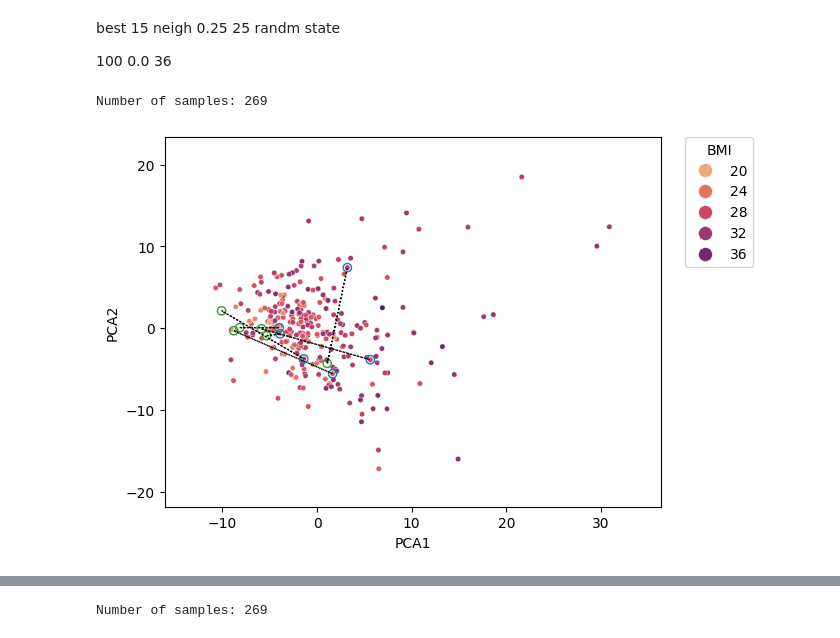
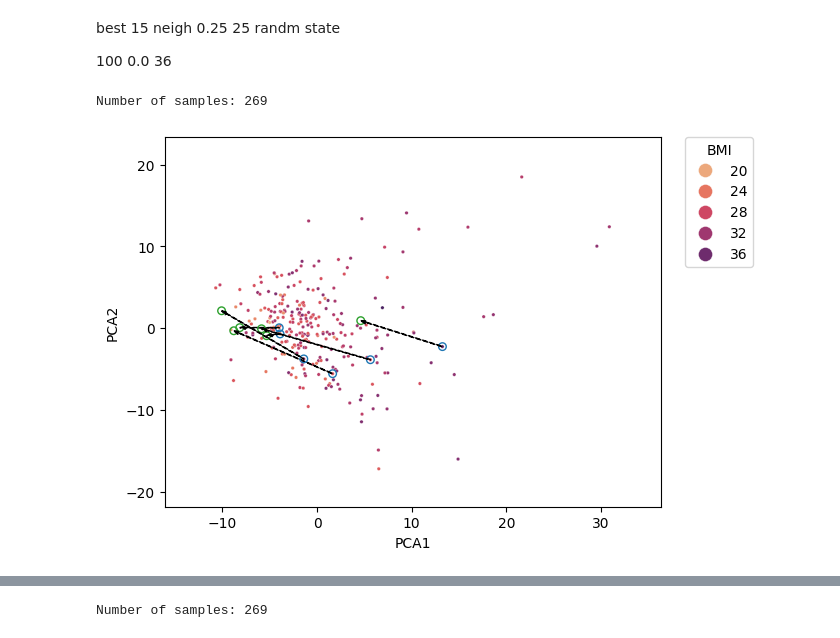
Before and after one commit to ReviveMed/mzEmbed, a Jupyter notebook: ml/stanford_bmi_umaps2.ipynb, the cells around one changed output, grey strips where cells are left out. Cells and saved outputs as stored; diff of their text form; code cells hidden in the pictures.

```diff
--- a/ml/stanford_bmi_umaps2.ipynb
+++ b/ml/stanford_bmi_umaps2.ipynb
@@ -33,7 +33,7 @@ np.random.seed(0)
 # %%
 
 def create_nice_embedding_plot(embedding, hue_col, metadata,emb_kind='umap', margin_amount=0.1,
-                               palette='flare'):
+                               palette='flare',dot_size=250):
 
     Z_embed = embedding.copy()
     if emb_kind.lower() == 'umap':
@@ -57,7 +57,7 @@ def create_nice_embedding_plot(embedding, hue_col, metadata,emb_kind='umap', mar
         # palette = get_color_map(Z_embed[hue_col].nunique())
         palette = assign_color_map(Z_embed[hue_col].unique().dropna())
         Z_counts = Z_embed[hue_col].value_counts()
-    marker_sz = 250/np.sqrt(Z_count_sum)
+    marker_sz = dot_size/np.sqrt(Z_count_sum)
 
 
     fig = sns.scatterplot(data=Z_embed, x=cols[0], y=cols[1], hue=hue_col, palette=palette,s=marker_sz)
@@ -241,7 +241,7 @@ labels = ['Normal', 'Overweight', 'Obese']
 margin_amount = 0.13
 show_text = False
 # %%
-create_nice_embedding_plot(trainval_embedding, 'BMI', df, emb_kind=emb_kind,margin_amount=margin_amount)
+create_nice_embedding_plot(trainval_embedding, 'BMI', df, emb_kind=emb_kind,margin_amount=margin_amount,dot_size=100)
 # add some text in the corner of the plot
 # how to make this text smllar"
 if show_text:
@@ -259,35 +259,42 @@ for i in range(3):
     hour_x = matched_subset[(f'{emb_kind}1', '1 hour')]
     hour_y = matched_subset[(f'{emb_kind}2', '1 hour')]
     baseline_x = matched_subset[(f'{emb_kind}1', 'Baseline')]
     baseline_y = matched_subset[(f'{emb_kind}2', 'Baseline')]
     r_dist = np.sqrt((hour_x - baseline_x)**2 + (hour_y - baseline_y)**2)
     if i == 0:
         r_dist = r_dist.sort_values(ascending=True)
     else:
         r_dist = r_dist.sort_values(ascending=False)
 
     bmi_group =labels[i]
     for j in range(2):
         if i == 1:
             row = matched_subset.loc[r_dist.index[j+2]]
+        elif (i==2) and (j==0):
+            row = matched_subset.loc[r_dist.index[4]]
         else:
             row = matched_subset.loc[r_dist.index[j]]
         baseline_x = row[(f'{emb_kind}1', 'Baseline')]
         baseline_y = row[(f'{emb_kind}2', 'Baseline')]
         hour_x = row[(f'{emb_kind}1', '1 hour')]
         hour_y = row[(f'{emb_kind}2', '1 hour')]
 
         # Draw a scatter plot for the 'Baseline' point
-        plt.scatter(baseline_x, baseline_y, edgecolor='C0', facecolors='none')
+        plt.scatter(baseline_x, baseline_y, edgecolor='C0', facecolors='none', s=30)
 
         # Draw a scatter plot for the '1 hour' point
-        plt.scatter(hour_x, hour_y, edgecolor='C2', facecolors='none')
+        plt.scatter(hour_x, hour_y, edgecolor='C2', facecolors='none',s=30)
 
         # Draw an arrow from the 'Baseline' point to the '1 hour' point
+        # plt.arrow(baseline_x, baseline_y, hour_x - baseline_x, hour_y - baseline_y, color='black', length_includes_head=True,
+        #         head_width=0.1,width=0.005,linestyle=':')
+
         plt.arrow(baseline_x, baseline_y, hour_x - baseline_x, hour_y - baseline_y, color='black', length_includes_head=True,
-                head_width=0.1,width=0.005,linestyle=':')
+            head_width=0.4,width=0.05,linestyle='--')
 
-plt.savefig(os.path.join(chosen_plots_dir, 'color_top_movement_embedding.png'), dpi=300, bbox_inches='tight')
+# plt.xlim(-13,13)
+# plt.ylim(-13,13)
+plt.savefig(os.path.join(chosen_plots_dir, 'color_top_movement_embedding.png'), dpi=600, bbox_inches='tight')
 # %% [output]
 Number of samples: 269
-[figure, old version]
+[figure, new version]
```
Also changed, not shown: parts of 9 cells of this notebook, 2 other files.
